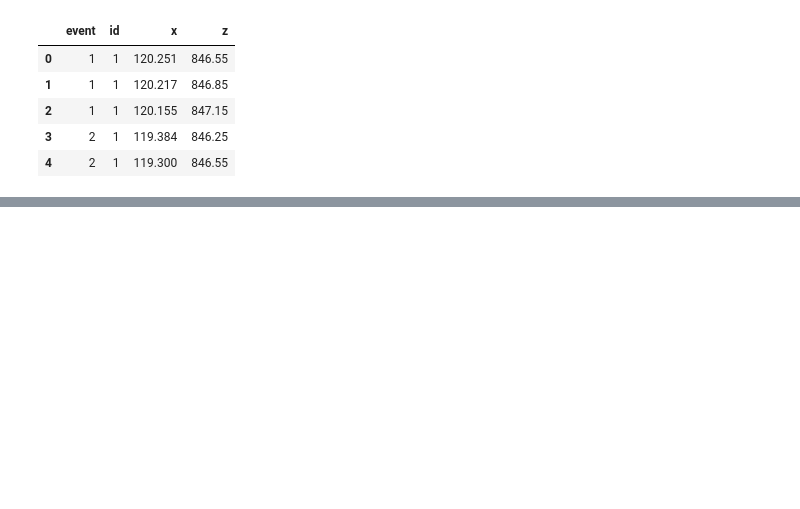
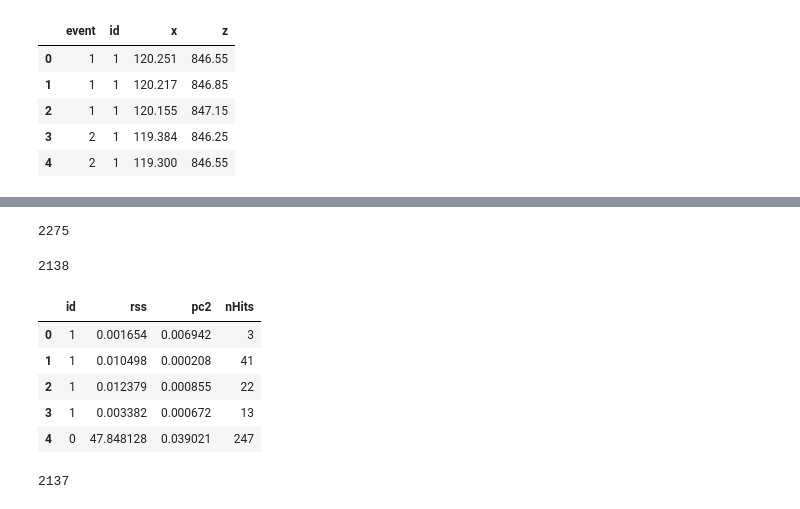
Before and after one commit to daanyaal1/Pandora-Masters-Project, a Jupyter notebook: Code/Analysis.ipynb, the cells around one changed output, grey strips where cells are left out. Cells and saved outputs as stored; diff of their text form; code cells hidden in the pictures; blank space fills up the shorter version.

```diff
--- a/Code/Analysis.ipynb
+++ b/Code/Analysis.ipynb
@@ -45,0 +56,40 @@ pc2VarExplained
+# %%
+txtData  = open('../BNB_nue data/output.txt','r')
+idList=[]
+count=0
+for i in txtData:
+    count+=1
+    if len(i[2:-2].split(' '))%2==0:
+        idList.append(i[0])
+print(count)
+# %% [output]
+2275
+# %%
+len(idList)
+# %% [output]
+2138
+# %%
+pc2=[]
+for i in range(len(pc2VarExplained)):
+    pc2.append(pc2VarExplained[i][0])
+# %%
+pivot_df = pd.DataFrame(columns=['id', 'rss', 'pc2', 'nHits'])
+# %%
+pivot_df['id'] = idList
+pivot_df['rss']=rss
+pivot_df['pc2']=pc2
+pivot_df['nHits'] = Variables.get_nHits(df)
+# %%
+pivot_df.head()
+# %% [output]
+|  | id | rss | pc2 | nHits |
+| 0 | 1 | 0.001654 | 0.006942 | 3 |
+| 1 | 1 | 0.010498 | 0.000208 | 41 |
+| 2 | 1 | 0.012379 | 0.000855 | 22 |
+| 3 | 1 | 0.003382 | 0.000672 | 13 |
+| 4 | 0 | 47.848128 | 0.039021 | 247 |
+# %%
+pivot_df = pivot_df.dropna()
+len(pivot_df)
+# %% [output]
+2137
```
Also changed, not shown: parts of 14 cells of this notebook, 3 other files.
